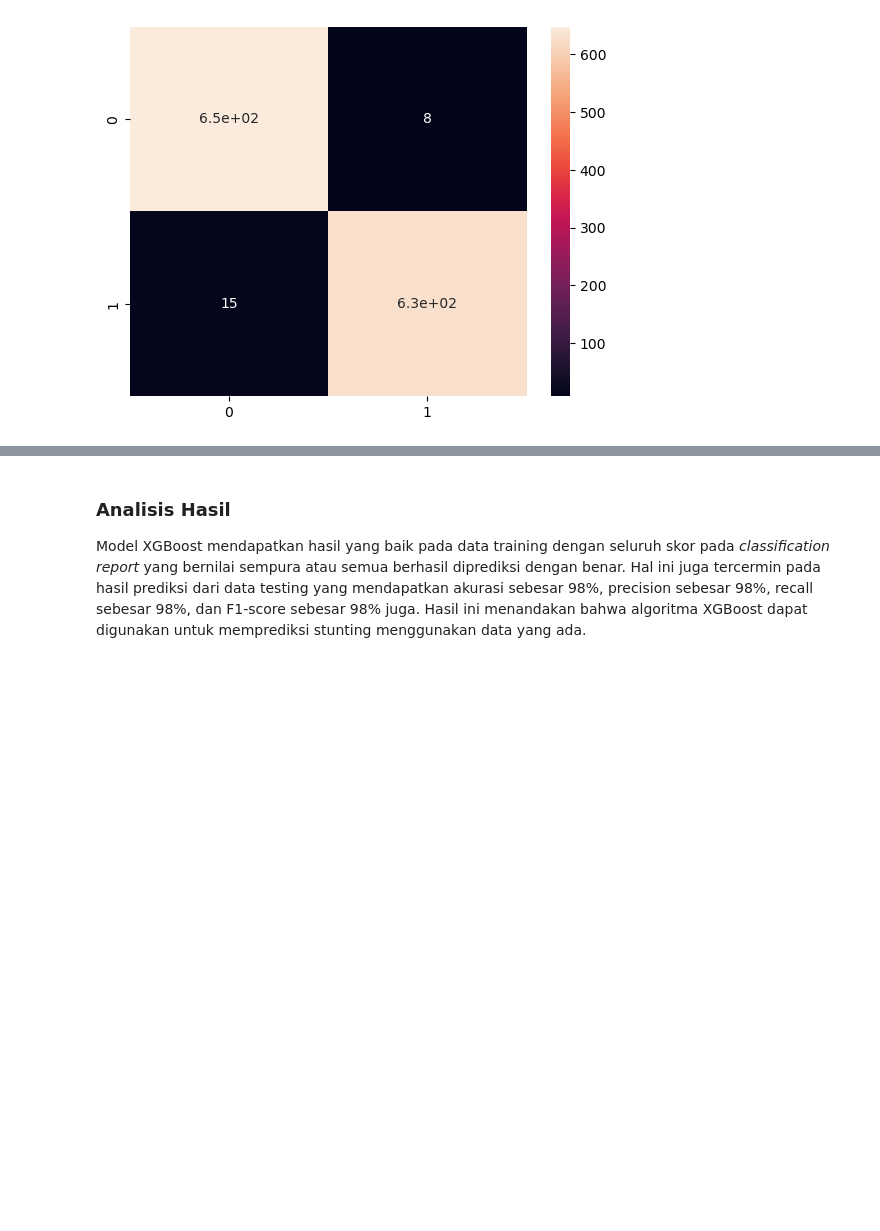
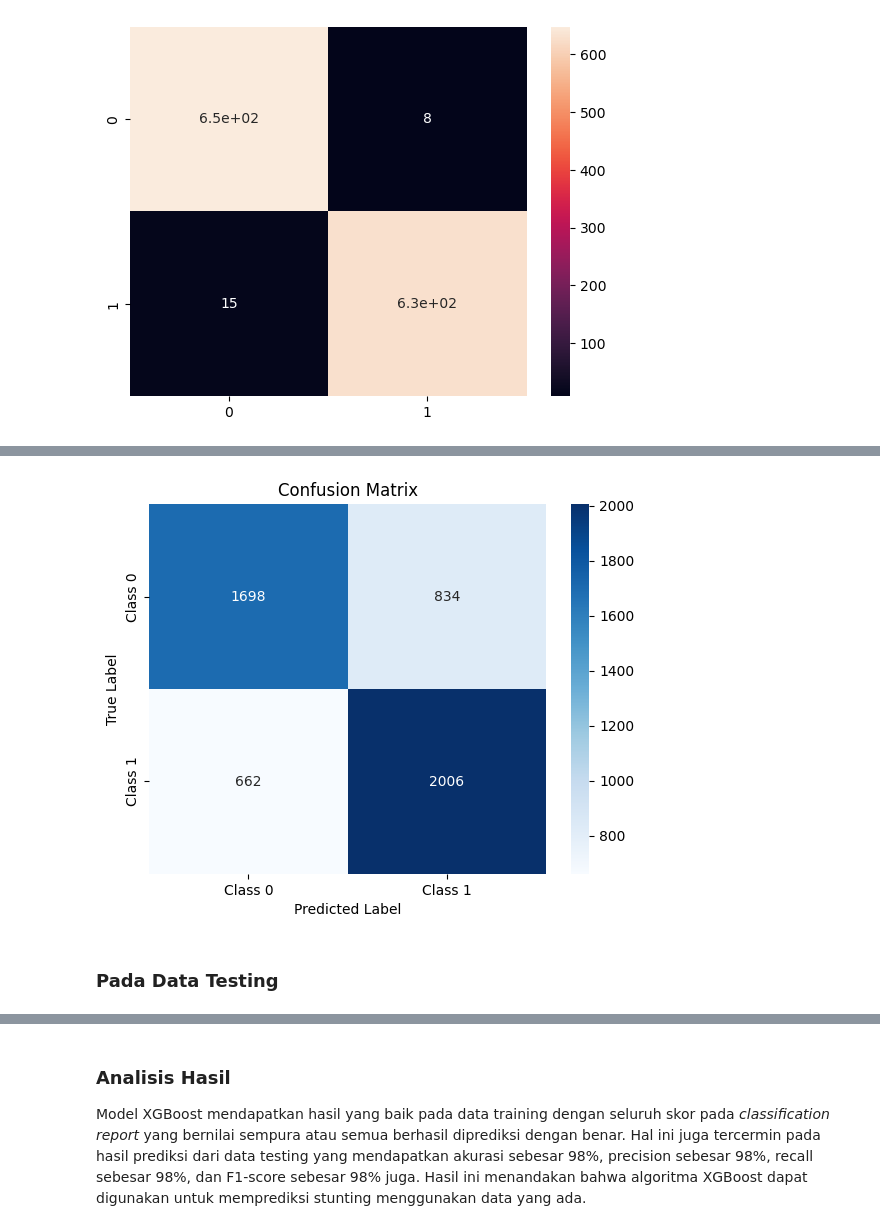
Before and after one commit to InMyDream21/Stunting-Classification, a Jupyter notebook: Stunting_Classification_Machine_Learning.ipynb, the cells around one changed output, grey strips where cells are left out. Cells and saved outputs as stored; diff of their text form; code cells hidden in the pictures; blank space fills up the shorter version.

Commit message:
Add Naive Bayes Method

```diff
--- a/Stunting_Classification_Machine_Learning.ipynb
+++ b/Stunting_Classification_Machine_Learning.ipynb
@@ -171,0 +175,10 @@ plt.show()
+# %%
+from sklearn.naive_bayes import BernoulliNB
+from sklearn import metrics
+
+bnb_classifier = BernoulliNB()
+bnb_classifier.fit(X_train, y_train)
+y_pred_bnb = bnb_classifier.predict(X_test)
+
+accuracy = metrics.accuracy_score(y_test, y_pred_bnb)
+print("Akurasi:", accuracy)
@@ -171,0 +191,6 @@ plt.show()
+# %%
+from sklearn.metrics import classification_report, confusion_matrix
+
+y_train_pred_bnb = bnb_classifier.predict(X_train)
+
+print(classification_report(y_train, y_train_pred_bnb))
@@ -171,0 +206,16 @@ plt.show()
+# %%
+from sklearn.metrics import confusion_matrix
+import seaborn as sns
+import matplotlib.pyplot as plt
+
+cm = confusion_matrix(y_train, y_train_pred_bnb)
+
+sns.heatmap(cm, annot=True, fmt="d", cmap="Blues", xticklabels=['Class 0', 'Class 1'], yticklabels=['Class 0', 'Class 1'])
+plt.xlabel("Predicted Label")
+plt.ylabel("True Label")
+plt.title("Confusion Matrix")
+plt.show()
+# %% [output]
+[figure, added]
+# %% [markdown]
+### Pada Data Testing
```
Also changed, not shown: parts of 9 cells of this notebook.
